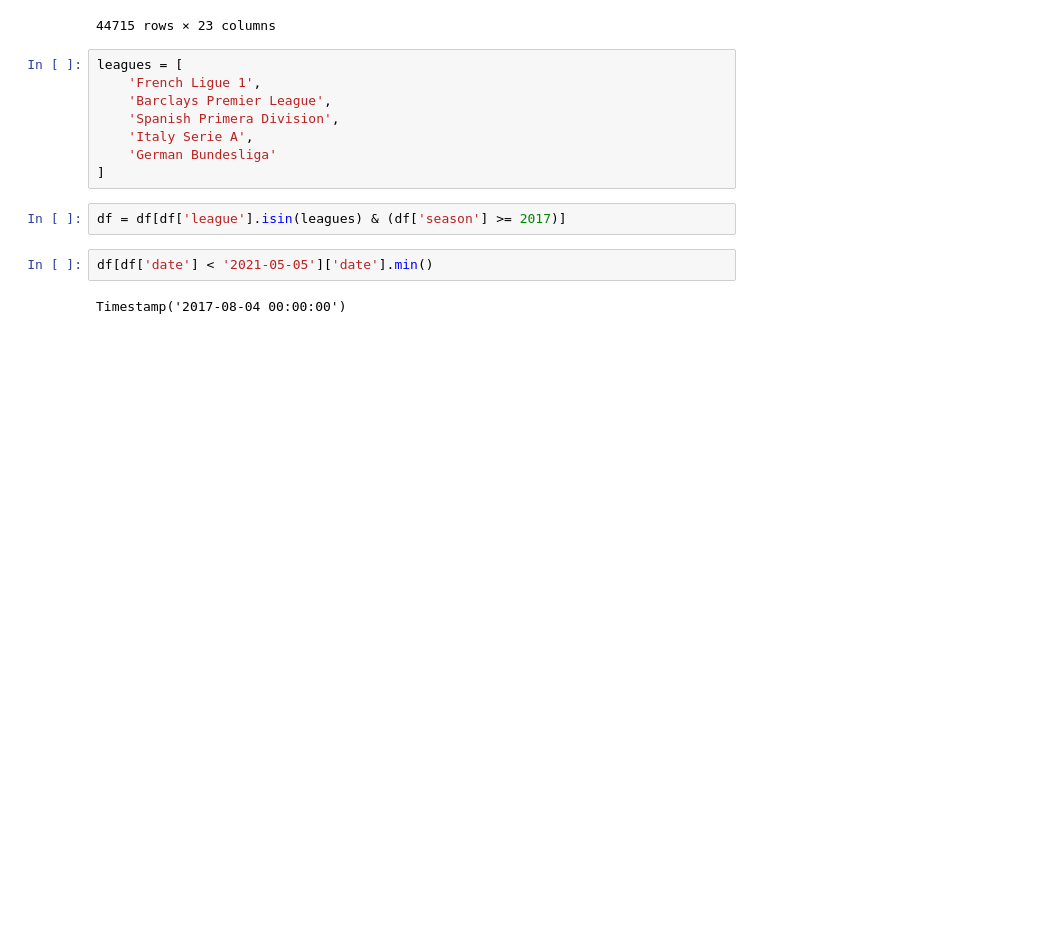
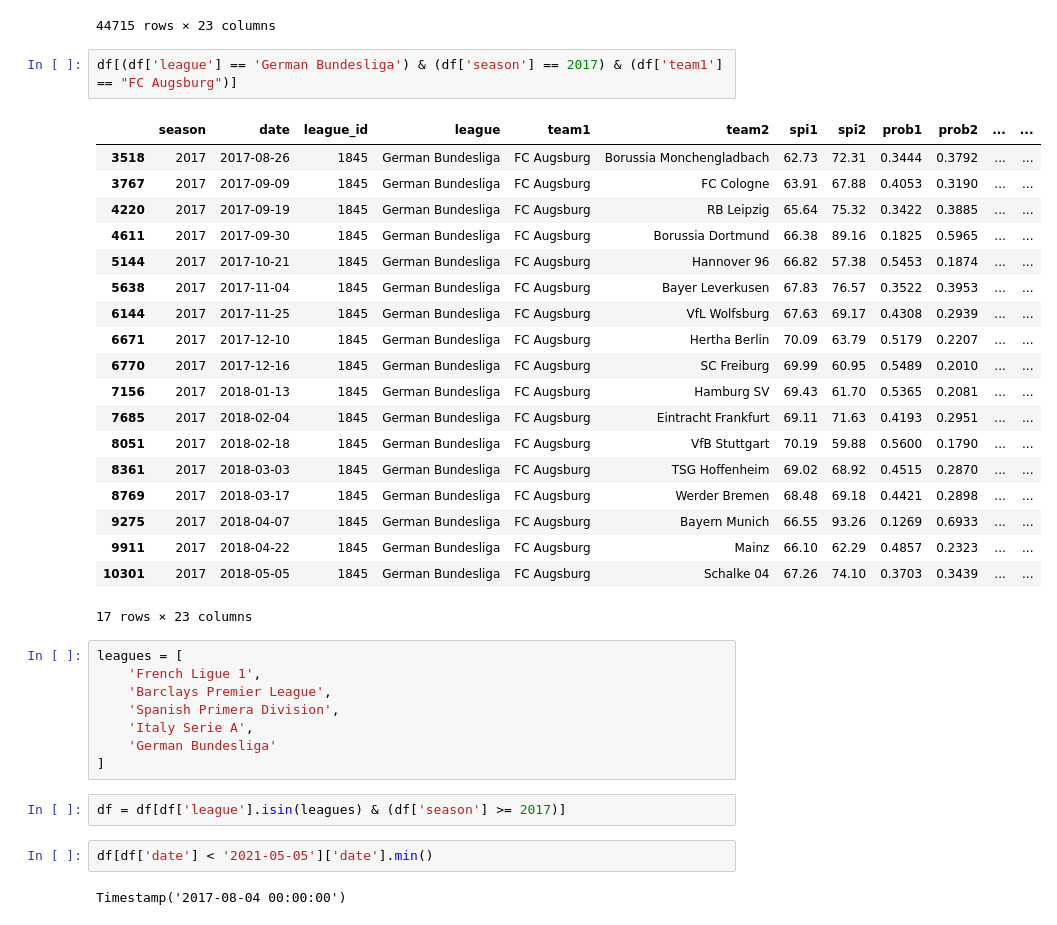
Before and after one commit to hhhhzy/SoccerBetting, a Jupyter notebook: data/fivethirtyeight/convert_to_fbref_names.ipynb, the cells around one changed output. Saved outputs shown, nothing was run; the diff lists cells and outputs as text; blank space fills up the shorter version.

```diff
--- a/data/fivethirtyeight/explore.ipynb
+++ b/data/fivethirtyeight/convert_to_fbref_names.ipynb
@@ -17,6 +17,28 @@ df
 | 44713 | 2021 | 2021-12-05 | 1874 | Swedish Allsvenskan | Malmo FF | Halmstads BK | 55.34 | 19.20 | 0.7923 | 0.0577 | ... | ... |
 | 44714 | 2021 | 2021-12-05 | 1874 | Swedish Allsvenskan | BK Hacken | Djurgardens IF | 35.90 | 43.45 | 0.3607 | 0.3495 | ... | ... |
 44715 rows × 23 columns
+# %%
+df[(df['league'] == 'German Bundesliga') & (df['season'] == 2017) & (df['team1'] == "FC Augsburg")]
+# %% [output]
+|  | season | date | league_id | league | team1 | team2 | spi1 | spi2 | prob1 | prob2 | ... | ... |
+| 3518 | 2017 | 2017-08-26 | 1845 | German Bundesliga | FC Augsburg | Borussia Monchengladbach | 62.73 | 72.31 | 0.3444 | 0.3792 | ... | ... |
+| 3767 | 2017 | 2017-09-09 | 1845 | German Bundesliga | FC Augsburg | FC Cologne | 63.91 | 67.88 | 0.4053 | 0.3190 | ... | ... |
+| 4220 | 2017 | 2017-09-19 | 1845 | German Bundesliga | FC Augsburg | RB Leipzig | 65.64 | 75.32 | 0.3422 | 0.3885 | ... | ... |
+| 4611 | 2017 | 2017-09-30 | 1845 | German Bundesliga | FC Augsburg | Borussia Dortmund | 66.38 | 89.16 | 0.1825 | 0.5965 | ... | ... |
+| 5144 | 2017 | 2017-10-21 | 1845 | German Bundesliga | FC Augsburg | Hannover 96 | 66.82 | 57.38 | 0.5453 | 0.1874 | ... | ... |
+| 5638 | 2017 | 2017-11-04 | 1845 | German Bundesliga | FC Augsburg | Bayer Leverkusen | 67.83 | 76.57 | 0.3522 | 0.3953 | ... | ... |
+| 6144 | 2017 | 2017-11-25 | 1845 | German Bundesliga | FC Augsburg | VfL Wolfsburg | 67.63 | 69.17 | 0.4308 | 0.2939 | ... | ... |
+| 6671 | 2017 | 2017-12-10 | 1845 | German Bundesliga | FC Augsburg | Hertha Berlin | 70.09 | 63.79 | 0.5179 | 0.2207 | ... | ... |
+| 6770 | 2017 | 2017-12-16 | 1845 | German Bundesliga | FC Augsburg | SC Freiburg | 69.99 | 60.95 | 0.5489 | 0.2010 | ... | ... |
+| 7156 | 2017 | 2018-01-13 | 1845 | German Bundesliga | FC Augsburg | Hamburg SV | 69.43 | 61.70 | 0.5365 | 0.2081 | ... | ... |
+| 7685 | 2017 | 2018-02-04 | 1845 | German Bundesliga | FC Augsburg | Eintracht Frankfurt | 69.11 | 71.63 | 0.4193 | 0.2951 | ... | ... |
+| 8051 | 2017 | 2018-02-18 | 1845 | German Bundesliga | FC Augsburg | VfB Stuttgart | 70.19 | 59.88 | 0.5600 | 0.1790 | ... | ... |
+| 8361 | 2017 | 2018-03-03 | 1845 | German Bundesliga | FC Augsburg | TSG Hoffenheim | 69.02 | 68.92 | 0.4515 | 0.2870 | ... | ... |
+| 8769 | 2017 | 2018-03-17 | 1845 | German Bundesliga | FC Augsburg | Werder Bremen | 68.48 | 69.18 | 0.4421 | 0.2898 | ... | ... |
+| 9275 | 2017 | 2018-04-07 | 1845 | German Bundesliga | FC Augsburg | Bayern Munich | 66.55 | 93.26 | 0.1269 | 0.6933 | ... | ... |
+| 9911 | 2017 | 2018-04-22 | 1845 | German Bundesliga | FC Augsburg | Mainz | 66.10 | 62.29 | 0.4857 | 0.2323 | ... | ... |
+| 10301 | 2017 | 2018-05-05 | 1845 | German Bundesliga | FC Augsburg | Schalke 04 | 67.26 | 74.10 | 0.3703 | 0.3439 | ... | ... |
+17 rows × 23 columns
 # %%
 leagues = [
     'French Ligue 1',
```
Also changed, not shown: parts of 8 cells of this notebook, 41 other files.
